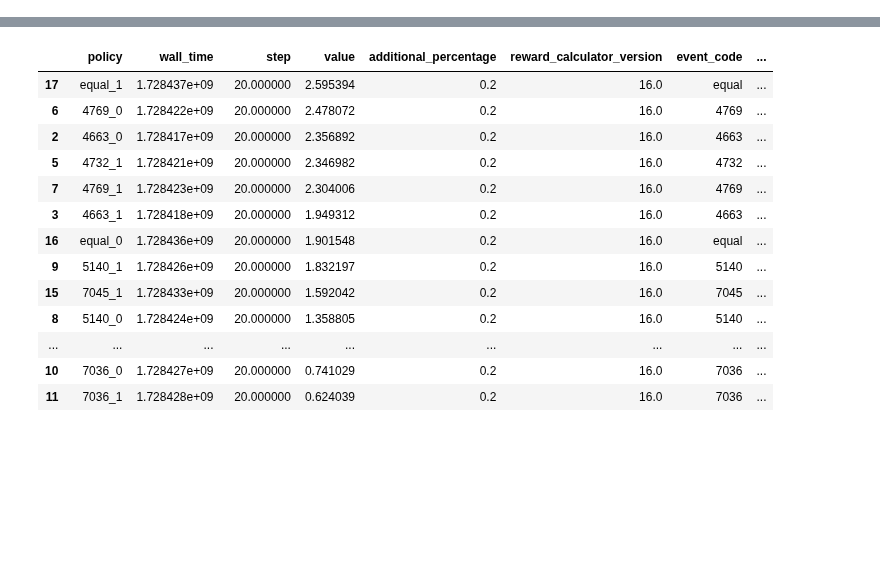
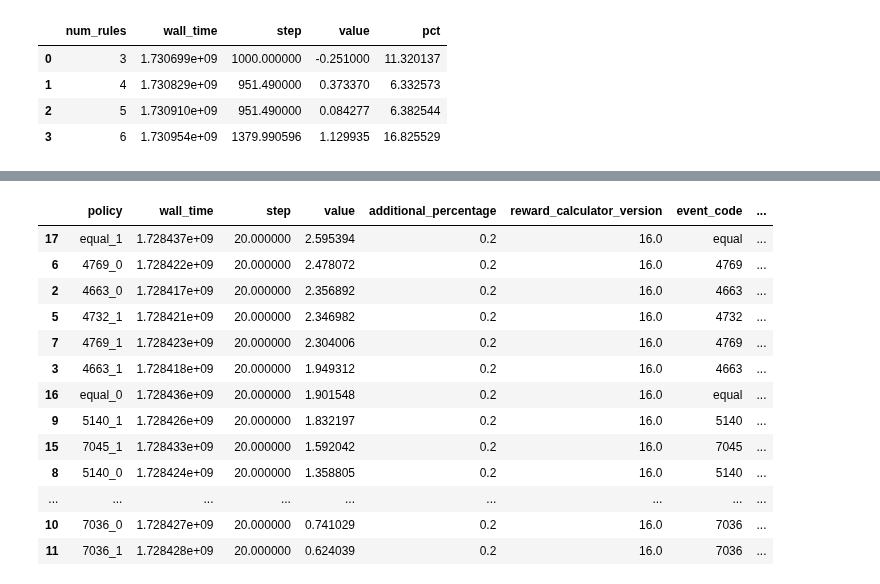
Before and after one commit to sapirani/GreenSecurityMeasurementAndOptimizationFramework, a Jupyter notebook: SplunkResearch/src/result_analysis.ipynb, the cells around one changed output, grey strips where cells are left out. Saved outputs shown, nothing was run; the diff lists cells and outputs as text; code cells hidden in the pictures; blank space fills up the shorter version.

```diff
--- a/SplunkResearch/src/result_analysis.ipynb
+++ b/SplunkResearch/src/result_analysis.ipynb
@@ -4,0 +38,8 @@ import numpy as np
+# %%
+gap_df.groupby('num_rules').mean(numeric_only=True).reset_index()
+# %% [output]
+|  | num_rules | wall_time | step | value | pct |
+| 0 | 3 | 1.730699e+09 | 1000.000000 | -0.251000 | 11.320137 |
+| 1 | 4 | 1.730829e+09 | 951.490000 | 0.373370 | 6.332573 |
+| 2 | 5 | 1.730910e+09 | 951.490000 | 0.084277 | 6.382544 |
+| 3 | 6 | 1.730954e+09 | 1379.990596 | 1.129935 | 16.825529 |
```
Also changed, not shown: parts of 4 cells of this notebook, 13 other files.
